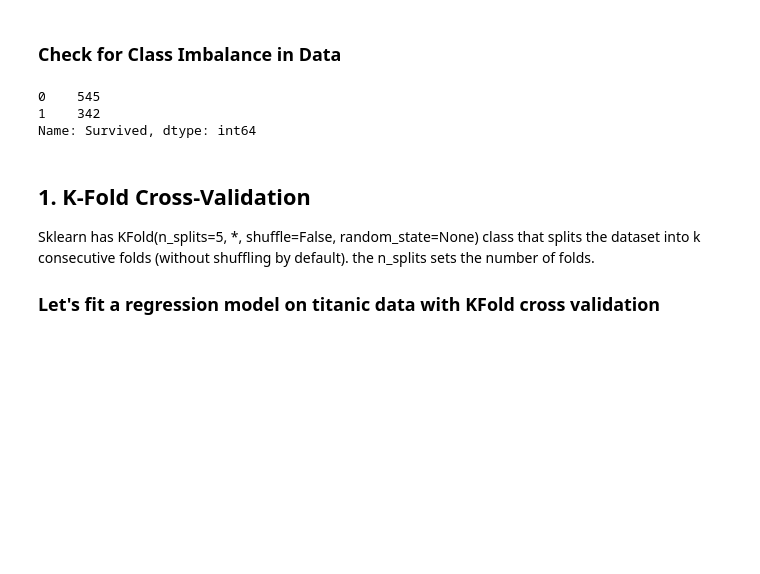
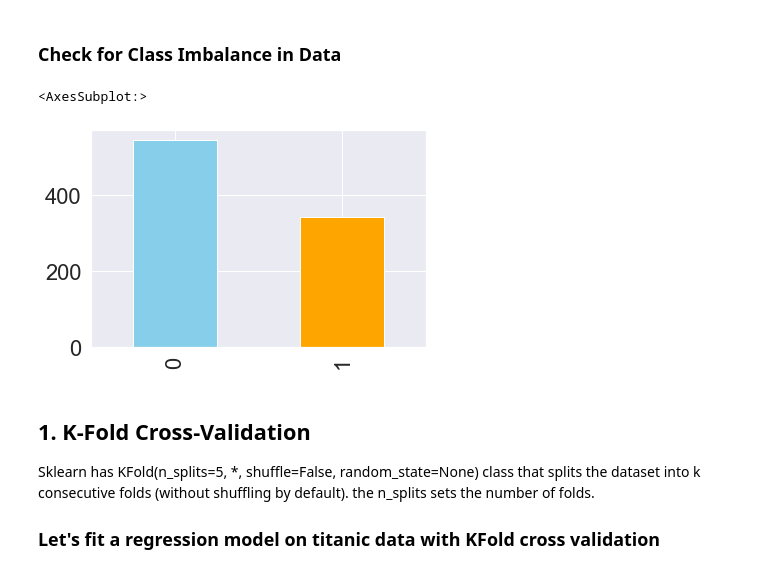
Before and after one commit to SammyOngaya/data2ml, a Jupyter notebook: data-pre-processing.ipynb, the cells around one changed output. Cells and saved outputs as stored; diff of their text form; code cells hidden in the pictures; blank space fills up the shorter version.

```diff
--- a/data-pre-processing.ipynb
+++ b/data-pre-processing.ipynb
@@ -289,11 +291,10 @@ titanic_df.head()
 # %% [markdown]
 ### Check for Class Imbalance in Data
 # %%
-titanic_df['Survived'].value_counts()
+titanic_df['Survived'].value_counts().plot(kind='bar',color=['skyblue','orange'])
 # %% [output]
-0    545
-1    342
-Name: Survived, dtype: int64
+<AxesSubplot:>
+[figure, added]
 # %% [markdown]
 ## 1. K-Fold Cross-Validation
 Sklearn has KFold(n_splits=5, *, shuffle=False, random_state=None) class that splits the dataset into k consecutive folds (without shuffling by default). the n_splits sets the number of folds.
```
Also changed, not shown: parts of 19 cells of this notebook.
